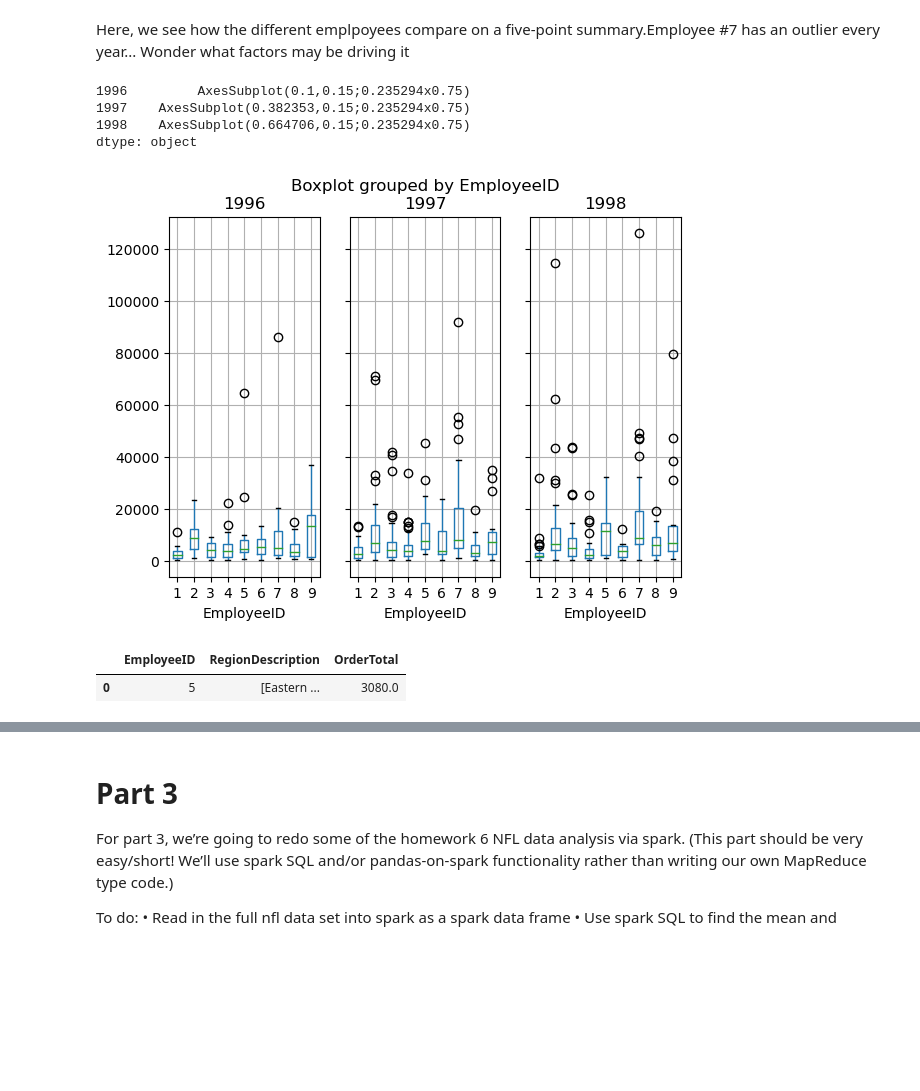
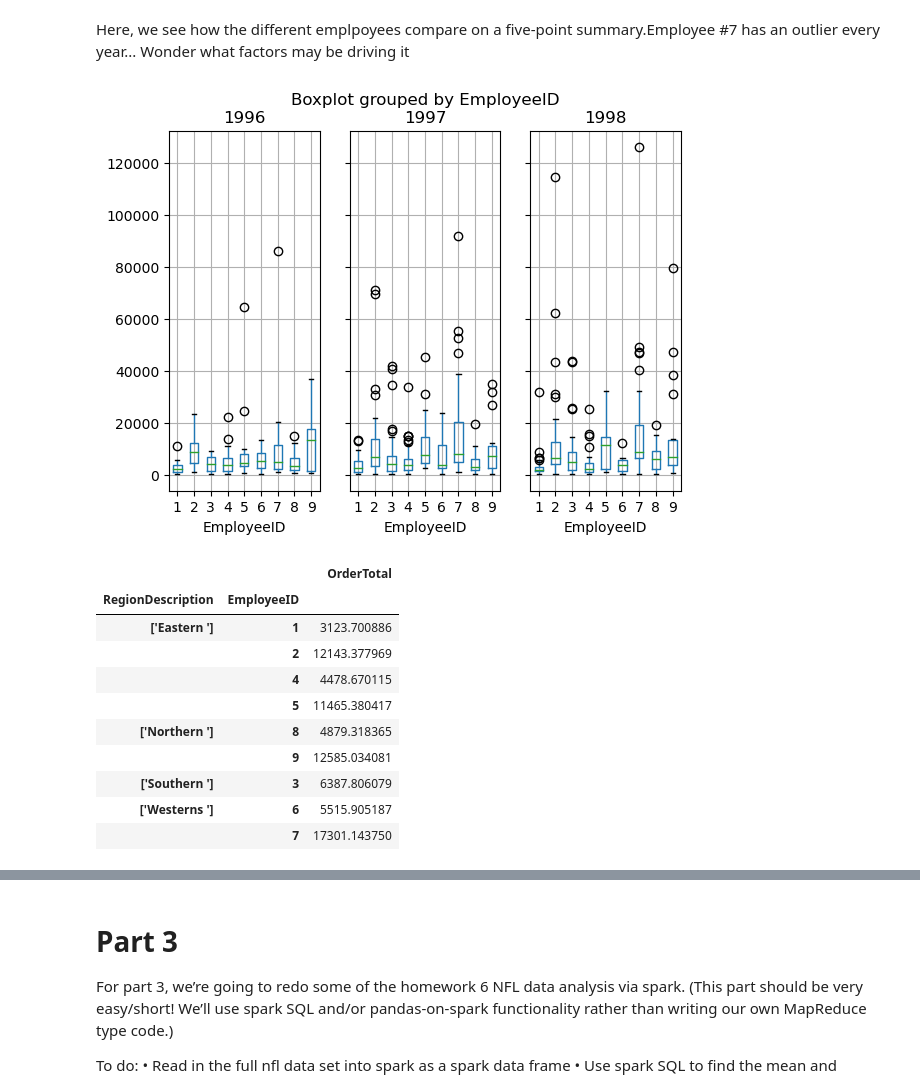
Before and after one commit to kamckeev/BigData1, a Jupyter notebook: Project2_Official.ipynb, the cells around one changed output, grey strips where cells are left out. Cells and saved outputs as stored; diff of their text form; code cells hidden in the pictures; blank space fills up the shorter version.

```diff
--- a/Project2_Official.ipynb
+++ b/Project2_Official.ipynb
@@ -72,6 +74,7 @@ EmpSales_df=pd.merge(left=df4,
                      right= pd.read_sql("SELECT * FROM Regions", con),
                      how="inner",
                      on="RegionID")
+EmpSales_df['EmployeeID']=EmpSales_df['EmployeeID'].astype(str)
 EmpSales_df.head(1)
 # %% [output]
 |  | EmployeeID | Title | LastName | FirstName | Region | TerritoryID | OrderID | CustomerID | ProductID | ... |
@@ -111,19 +114,29 @@ OrderGroup_df = pd.DataFrame(zip(EmpSales_df.groupby('OrderID')['EmployeeID'].un
 OrderGroup_df=OrderGroup_df.rename(columns={'ProductTotal':'OrderTotal'})
 # %%
 OrderGroup_df.groupby("OrderYear").boxplot(column = "OrderTotal", by = "EmployeeID", layout = [1,3])
+plt.show()
 # %% [output]
-1996         AxesSubplot(0.1,0.15;0.235294x0.75)
-1997    AxesSubplot(0.382353,0.15;0.235294x0.75)
-1998    AxesSubplot(0.664706,0.15;0.235294x0.75)
-dtype: object
 [figure]
 # %%
-RegionGroup_df = pd.DataFrame(zip(EmpSales_df.groupby('OrderID')['EmployeeID'].unique().astype(int),
-                         EmpSales_df.groupby('OrderID')['RegionDescription'].unique(),
+RegionalGroup_df = pd.DataFrame(zip(EmpSales_df.groupby('OrderID')['EmployeeID'].unique().astype(int),
+                         EmpSales_df.groupby('OrderID')['RegionDescription'].unique().astype(str),
                         EmpSales_df.groupby('OrderID')['ProductTotal'].sum()),
                      columns = ['EmployeeID','RegionDescription','ProductTotal'])
-RegionGroup_df=RegionGroup_df.rename(columns={'ProductTotal':'OrderTotal'})
-RegionGroup_df.head(1)
+RegionalGroup_df=RegionalGroup_df.rename(columns={'ProductTotal':'OrderTotal'})
+
+Regional_pivot_data = pd.DataFrame.pivot_table(RegionalGroup_df, values = 'OrderTotal',
+                                               index = ['RegionDescription','EmployeeID'])
+#Regional_pivot_data.index
+Regional_pivot_data
 # %% [output]
-|  | EmployeeID | RegionDescription | OrderTotal |
-| 0 | 5 | [Eastern ... | 3080.0 |
+|  |  | OrderTotal |
+| RegionDescription | EmployeeID |  |
+| ['Eastern '] | 1 | 3123.700886 |
+|  | 2 | 12143.377969 |
+|  | 4 | 4478.670115 |
+|  | 5 | 11465.380417 |
+| ['Northern '] | 8 | 4879.318365 |
+|  | 9 | 12585.034081 |
+| ['Southern '] | 3 | 6387.806079 |
+| ['Westerns '] | 6 | 5515.905187 |
+|  | 7 | 17301.143750 |
```
Also changed, not shown: parts of 5 cells of this notebook.
